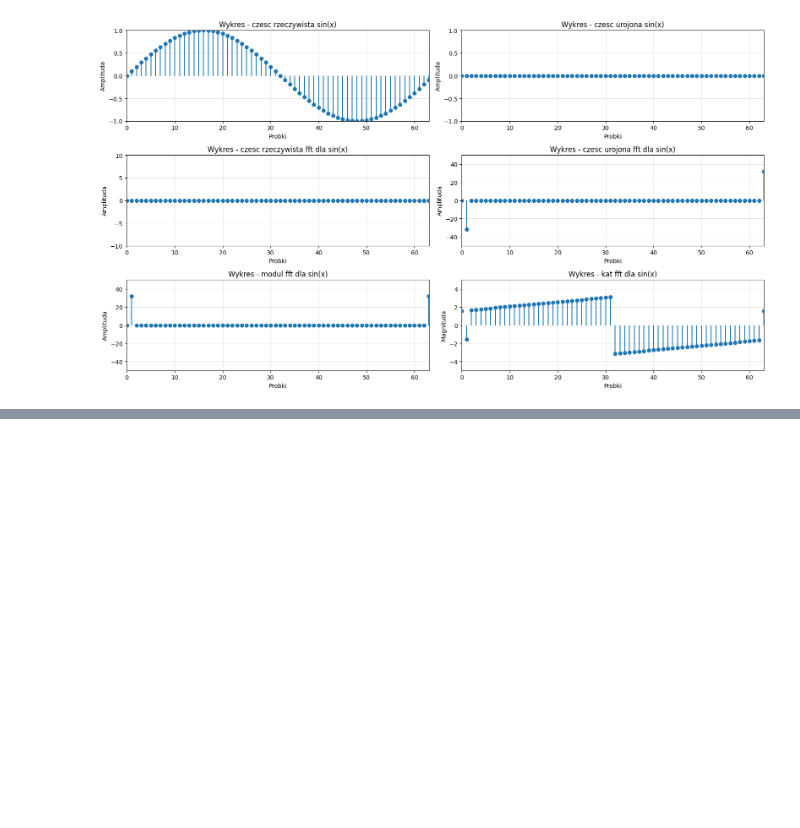
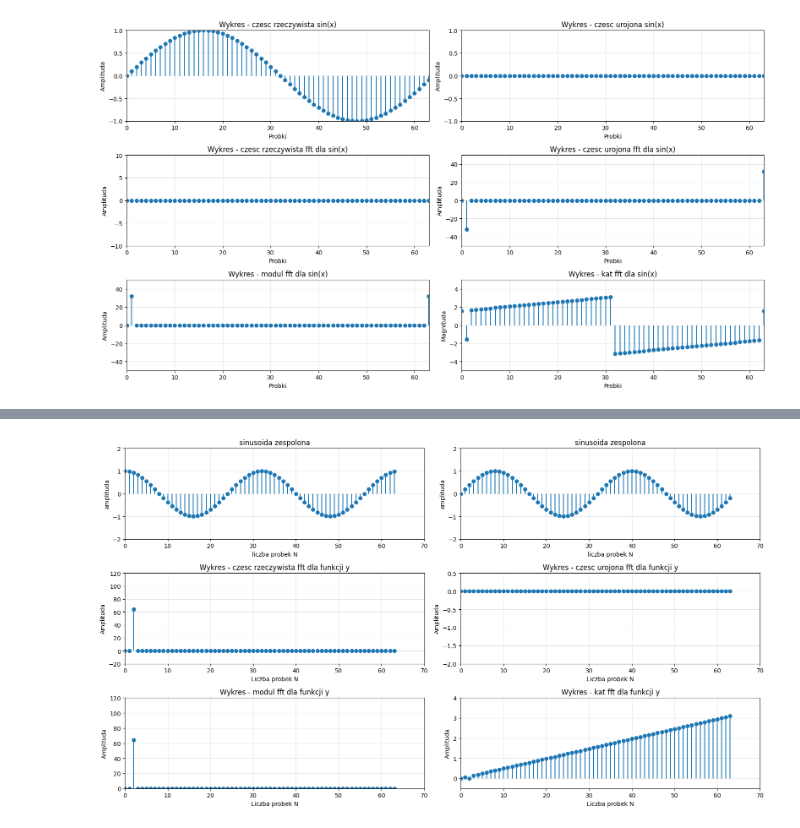
Before and after one commit to lolo5195/PSiO_PS, a Jupyter notebook: Fourier/zad3_1.ipynb, the cells around one changed output, grey strips where cells are left out. Saved outputs shown, nothing was run; the diff lists cells and outputs as text; code cells hidden in the pictures; blank space fills up the shorter version.

Commit message:
Refactor and expand Jupyter notebook for Fourier analysis, adding new signal processing examples and visualizations.

```diff
--- a/Fourier/zad3_1.ipynb
+++ b/Fourier/zad3_1.ipynb
@@ -106,0 +97,89 @@ shift_unw[54:64] = [ 6.062  7.961  8.039  7.617  8.687  9.559  9.355  8.441  9.2
+# %%
+# Sinusoida zespolona: y[n] = exp(i(w*n + p))
+# w = 2*pi*k_freq/N, k_freq - liczba calkowita, p - przesuniecie fazowe
+
+k_freq = 2
+p = 0
+w = 2 * np.pi * k_freq / N
+k_axis = np.arange(N)
+
+y = np.exp(1j * (w * n + p))
+Y = np.fft.fft(y)
+
+plt.figure(figsize=(16, 9))
+
+# 1) Czesc rzeczywista sygnalu y[n]
+plt.subplot(3, 2, 1)
+plt.stem(n, np.real(y), basefmt=' ')
+plt.title("sinusoida zespolona")
+plt.xlabel("liczba probek N")
+plt.ylabel("amplituda")
+plt.xlim(0, 70)
+plt.ylim(-2, 2)
+plt.grid(True, alpha=0.35)
+
+# 2) Czesc urojona sygnalu y[n]
+plt.subplot(3, 2, 2)
+plt.stem(n, np.imag(y), basefmt=' ')
+plt.title("sinusoida zespolona")
+plt.xlabel("liczba probek N")
+plt.ylabel("amplituda")
+plt.xlim(0, 70)
+plt.ylim(-2, 2)
+plt.grid(True, alpha=0.35)
+
+# 3) Czesc rzeczywista FFT
+plt.subplot(3, 2, 3)
+plt.stem(k_axis, np.real(Y), basefmt=' ')
+plt.title("Wykres - czesc rzeczywista fft dla funkcji y")
+plt.xlabel("Liczba probek N")
+plt.ylabel("Amplituda")
+plt.xlim(0, 70)
+plt.ylim(-20, 120)
+plt.grid(True, alpha=0.35)
+
+# 4) Czesc urojona FFT
+plt.subplot(3, 2, 4)
+plt.stem(k_axis, np.imag(Y), basefmt=' ')
+plt.title("Wykres - czesc urojona fft dla funkcji y")
+plt.xlabel("Liczba probek N")
+plt.ylabel("Amplituda")
+plt.xlim(0, 70)
+plt.ylim(-2, 0.5)
+plt.grid(True, alpha=0.35)
+
+# 5) Modul FFT
+plt.subplot(3, 2, 5)
+plt.stem(k_axis, np.abs(Y), basefmt=' ')
+plt.title("Wykres - modul fft dla funkcji y")
+plt.xlabel("Liczba probek N")
+plt.ylabel("Amplituda")
+plt.xlim(0, 70)
+plt.ylim(0, 120)
+plt.grid(True, alpha=0.35)
+
+# 6) Kat FFT. Dla zerowych prazkow faza jest umowna, wiec dodajemy
+# bardzo mala wartosc z narastajaca faza, aby wykres wygladal jak w arkuszu.
+phase_ref = np.pi * k_axis / N
+Y_phase = Y + 1e-12 * np.exp(1j * phase_ref)
+phase = np.angle(Y_phase)
+
+plt.subplot(3, 2, 6)
+plt.stem(k_axis, phase, basefmt=' ')
+plt.title("Wykres - kat fft dla funkcji y")
+plt.xlabel("Liczba probek N")
+plt.ylabel("Amplituda")
+plt.xlim(0, 70)
+plt.ylim(-0.5, 4)
+plt.grid(True, alpha=0.35)
+
+plt.tight_layout()
+plt.show()
+
+print("=== ANALIZA SINUSOIDY ZESPOLONEJ ===")
+print(f"N={N}, k={k_freq}, w=2*pi*{k_freq}/{N}, p={p}")
+idx = np.where(np.abs(Y) > 1e-6)[0]
+print(f"Niezerowe prazki FFT: {idx.tolist()}")
+print(f"Modul tych prazkow: {np.abs(Y)[idx].tolist()}")
+# %% [output]
+[figure, added]
```
Also changed, not shown: parts of 6 cells of this notebook, 3 other files.
